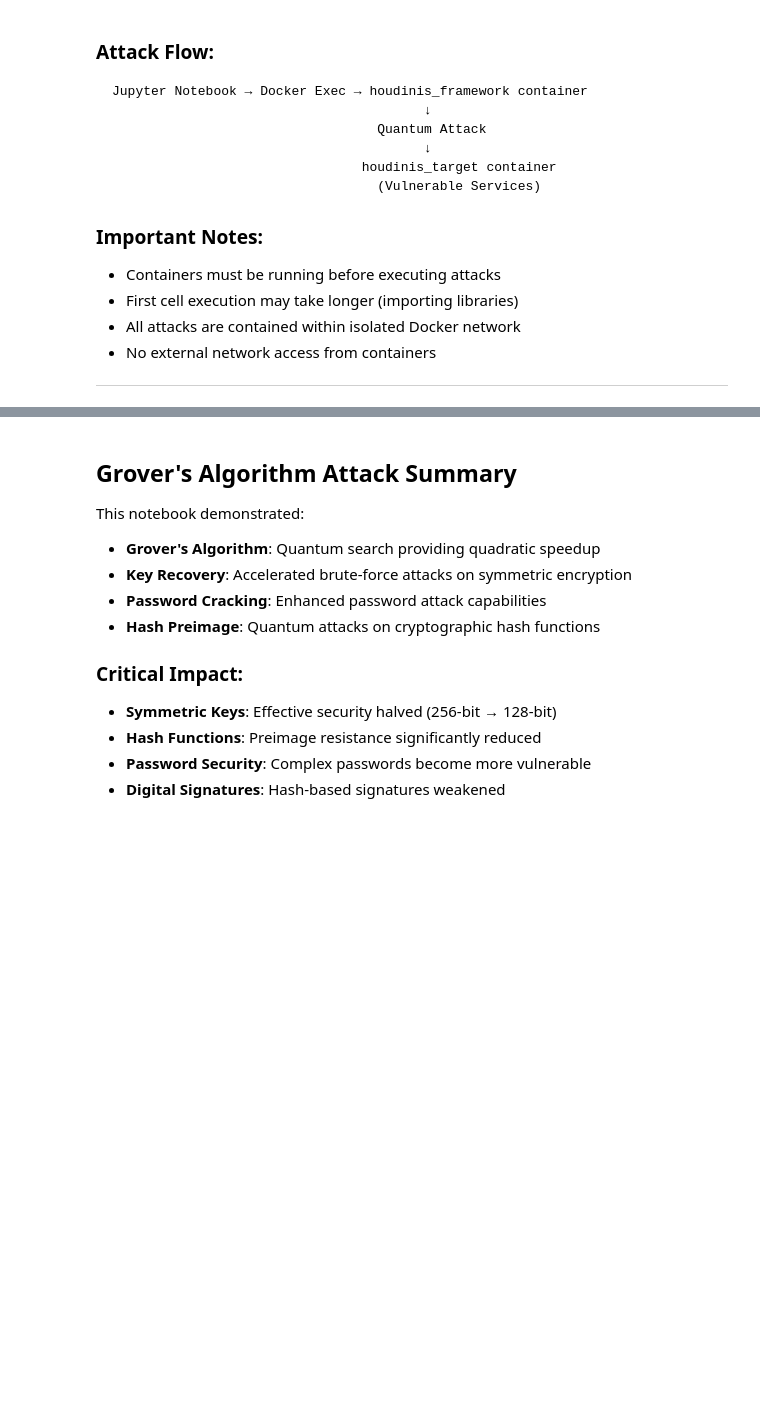
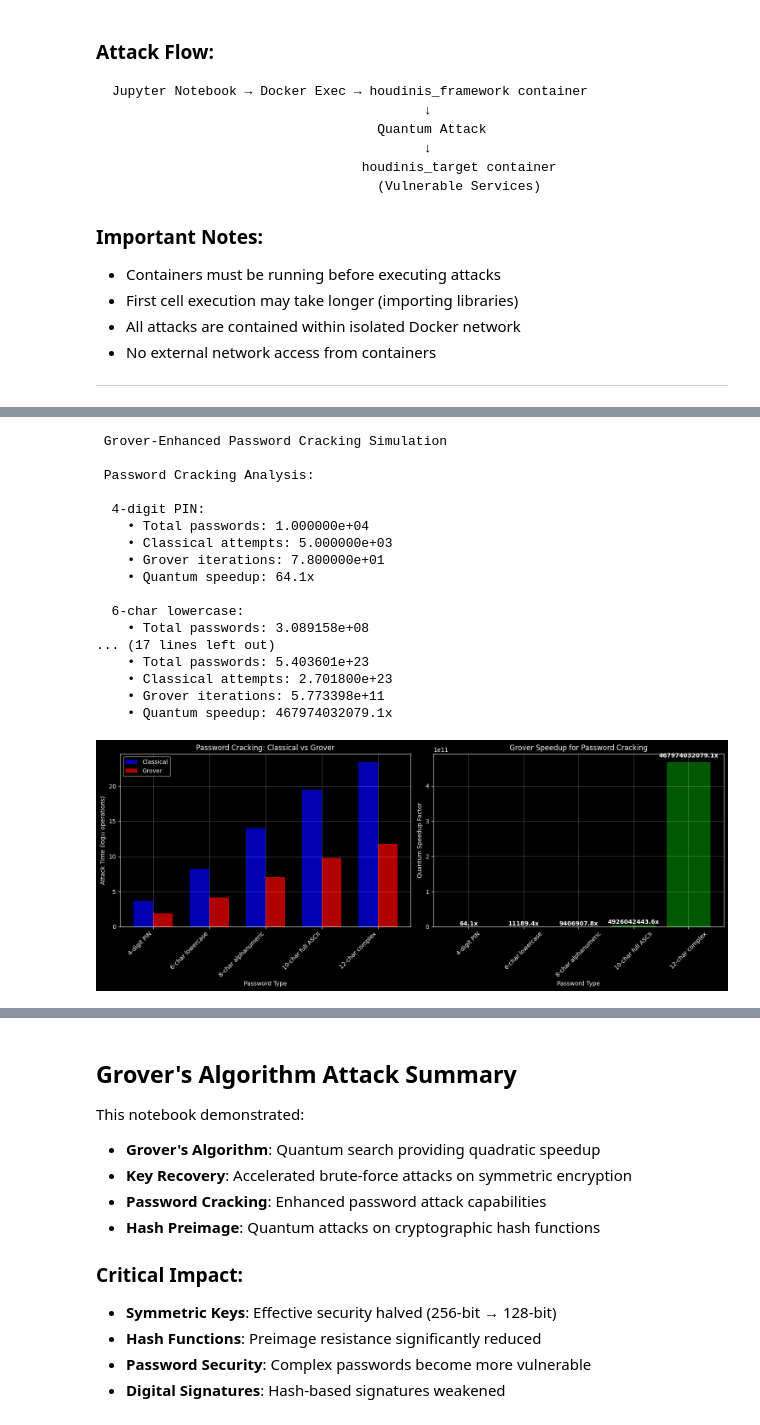
Before and after one commit to maurorisonho/Houdinis, a Jupyter notebook: notebooks/Grovers_Algorithm_Symmetric_Key_Attacks.ipynb, the cells around one changed output, grey strips where cells are left out. Cells and saved outputs as stored; diff of their text form; code cells hidden in the pictures; blank space fills up the shorter version.

```diff
--- a/notebooks/Grovers_Algorithm_Symmetric_Key_Attacks.ipynb
+++ b/notebooks/Grovers_Algorithm_Symmetric_Key_Attacks.ipynb
@@ -947,12 +1036,16 @@ for i, size in enumerate([64, 128, 256]):
 # %%
 #  Password Cracking Simulation
+import numpy as np
+import matplotlib.pyplot as plt
+import math
+
 print("\n Grover-Enhanced Password Cracking Simulation")
 
 def simulate_password_attack(password_length, charset_size, target_hash):
     """Simulate password cracking with Grover's algorithm"""
     total_passwords = charset_size ** password_length
     classical_attempts = total_passwords // 2  # Average case
-    grover_iterations = int(np.pi * np.sqrt(total_passwords) / 4)
+    grover_iterations = int(math.pi * math.sqrt(total_passwords) / 4)
 
     return {
         'total_space': total_passwords,
@@ -1002,35 +1095,56 @@ classical_times = [r['classical_time'] for r in attack_results]
 grover_times = [r['grover_time'] for r in attack_results]
 speedups = [r['speedup'] for r in attack_results]
 
 # Attack time comparison
-x = np.arange(len(scenarios))
+x = list(range(len(scenarios)))
+classical_log = [math.log10(t) for t in classical_times]
+grover_log = [math.log10(t) for t in grover_times]
 width = 0.35
 
-ax1.bar(x - width/2, np.log10(classical_times), width, label='Classical', alpha=0.7, color='blue')
-ax1.bar(x + width/2, np.log10(grover_times), width, label='Grover', alpha=0.7, color='red')
+ax1.bar([i - width/2 for i in x], classical_log, width, label='Classical', alpha=0.7, color='blue')
+ax1.bar([i + width/2 for i in x], grover_log, width, label='Grover', alpha=0.7, color='red')
 
 ax1.set_xlabel('Password Type')
 ax1.set_ylabel('Attack Time (log₁₀ operations)')
 ax1.set_title('Password Cracking: Classical vs Grover')
 ax1.set_xticks(x)
 ax1.set_xticklabels(scenarios, rotation=45, ha='right')
 ax1.legend()
 ax1.grid(True, alpha=0.3)
 
 # Quantum speedup
 bars = ax2.bar(scenarios, speedups, alpha=0.7, color='green')
 ax2.set_xlabel('Password Type')
 ax2.set_ylabel('Quantum Speedup Factor')
 ax2.set_title('Grover Speedup for Password Cracking')
 ax2.tick_params(axis='x', rotation=45)
 ax2.grid(True, alpha=0.3)
 
 # Add speedup labels
 for bar, speedup in zip(bars, speedups):
     ax2.text(bar.get_x() + bar.get_width()/2, bar.get_height() + speedup*0.02,
             f'{speedup:.1f}x', ha='center', va='bottom', fontweight='bold')
 
 plt.tight_layout()
 plt.show()
+# %% [output]
+ Grover-Enhanced Password Cracking Simulation
+
+ Password Cracking Analysis:
+
+  4-digit PIN:
+    • Total passwords: 1.000000e+04
+    • Classical attempts: 5.000000e+03
+    • Grover iterations: 7.800000e+01
+    • Quantum speedup: 64.1x
+
+  6-char lowercase:
+    • Total passwords: 3.089158e+08
+... (17 lines left out)
+    • Total passwords: 5.403601e+23
+    • Classical attempts: 2.701800e+23
+    • Grover iterations: 5.773398e+11
+    • Quantum speedup: 467974032079.1x
+[figure, added]
 # %%
 #  Hash Function Preimage Attack Simulation
```
Also changed, not shown: parts of 9 cells of this notebook, 3 other files.
